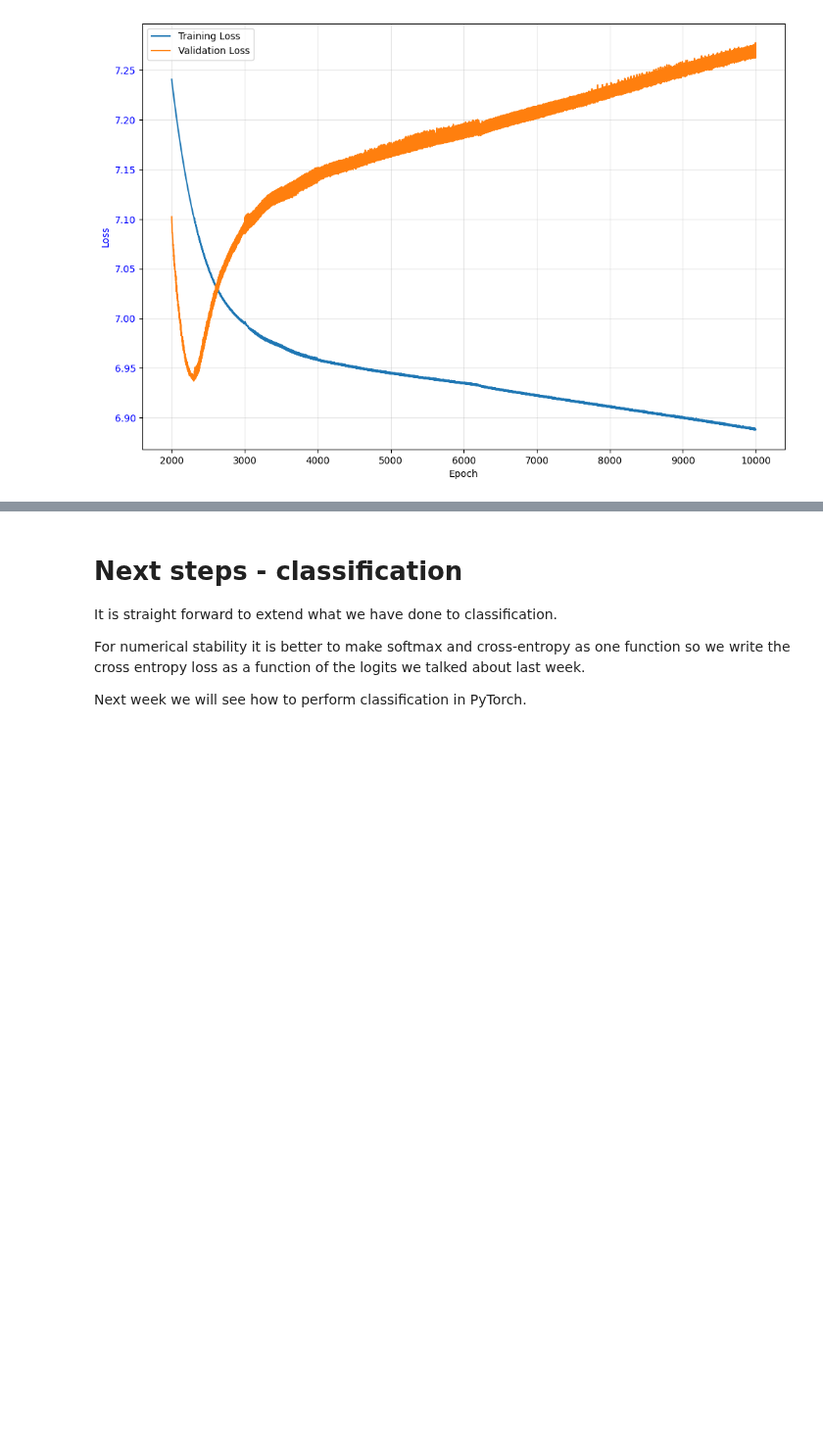
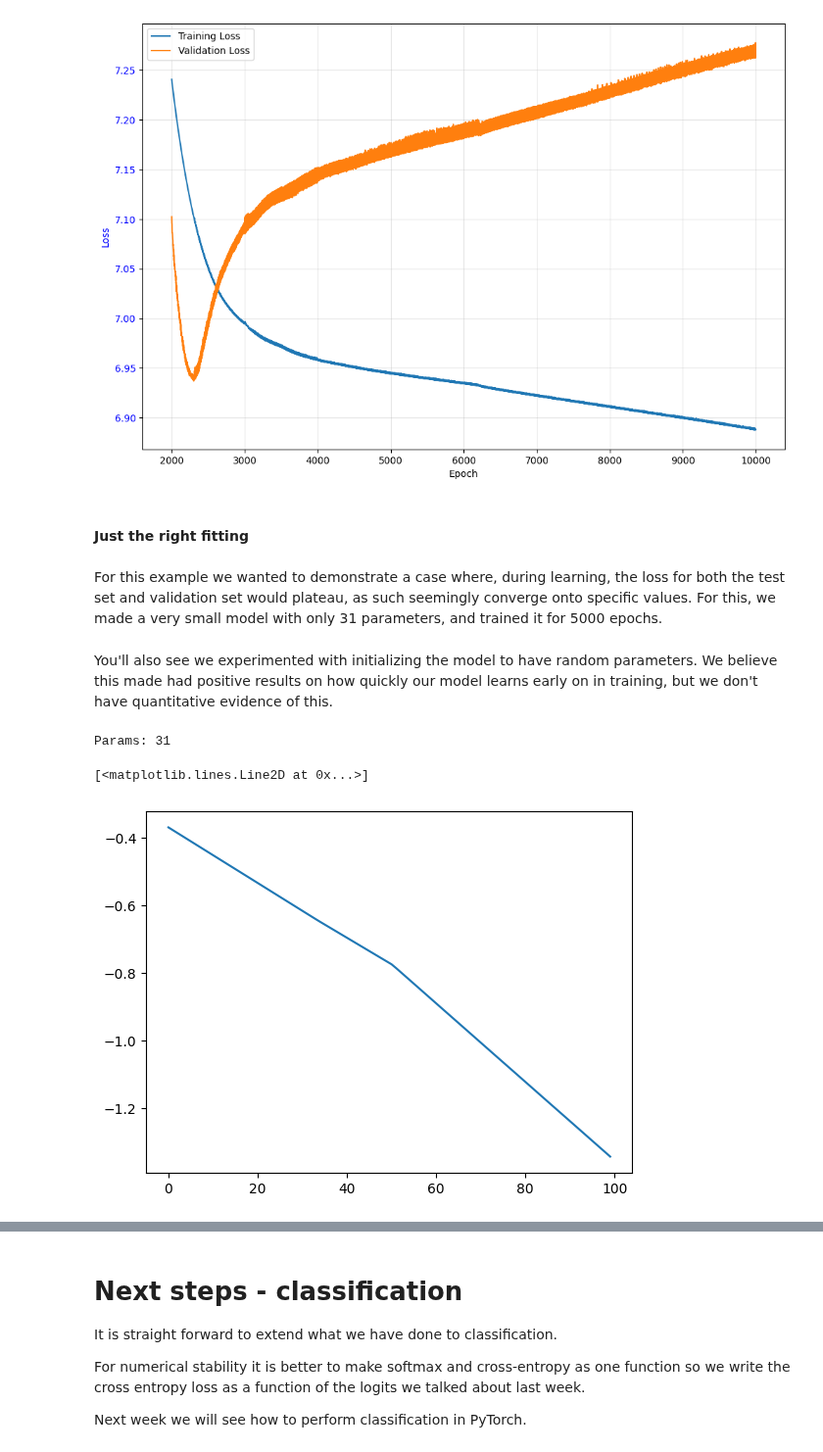
Before and after one commit to P1N60/deep_learning_course, a Jupyter notebook: assignment1/src/DL_AutoDiff_Nanograd.ipynb, the cells around one changed output, grey strips where cells are left out. Shown at 98% size. Saved outputs shown, nothing was run; the diff lists cells and outputs as text; code cells hidden in the pictures; blank space fills up the shorter version.

```diff
--- a/assignment1/src/DL_AutoDiff_Nanograd.ipynb
+++ b/assignment1/src/DL_AutoDiff_Nanograd.ipynb
@@ -1412,3 +1412,40 @@ plt.grid(alpha=0.3, zorder=1)
 plt.show()
 # %% [output]
 [figure]
+# %% [markdown]
+#### Just the right fitting
+# %% [markdown]
+For this example we wanted to demonstrate a case where, during learning, the loss for both the test set and validation set would plateau, as such seemingly converge onto specific values. For this, we made a very small model with only 31 parameters, and trained it for 5000 epochs.
+# %% [markdown]
+You'll also see we experimented with initializing the model to have random parameters. We believe this made had positive results on how quickly our model learns early on in training, but we don't have quantitative evidence of this.
+# %%
+NN_just = [
+    DenseLayer(1, 10, lambda x: x.relu()),
+    DenseLayer(10, 1, lambda x: x.identity())
+]
+print("Params: " + str(len(parameters(NN_just))))
+np.random.seed(42)
+
+kw = 1
+kb = kw/2
+
+for layer in NN_just:
+    for weight_row in layer.weights:
+        for w in weight_row:
+            w.v = np.random.uniform(-kw, kw)
+    for b in layer.bias:
+        b.v = np.random.uniform(-kb, kb)
+
+NN_just[0].bias[0].v = 0
+
+arange = np.arange(0,1,0.01)
+function = forward(nparray_to_Var(arange), NN_just)
+networkvals = []
+for a in range(len(function)):
+    networkvals.append(function[a][0].v)
+
+plt.plot(networkvals)
+# %% [output]
+Params: 31
+[<matplotlib.lines.Line2D at 0x...>]
+[figure, added]
```
Also changed, not shown: parts of 10 cells of this notebook.
